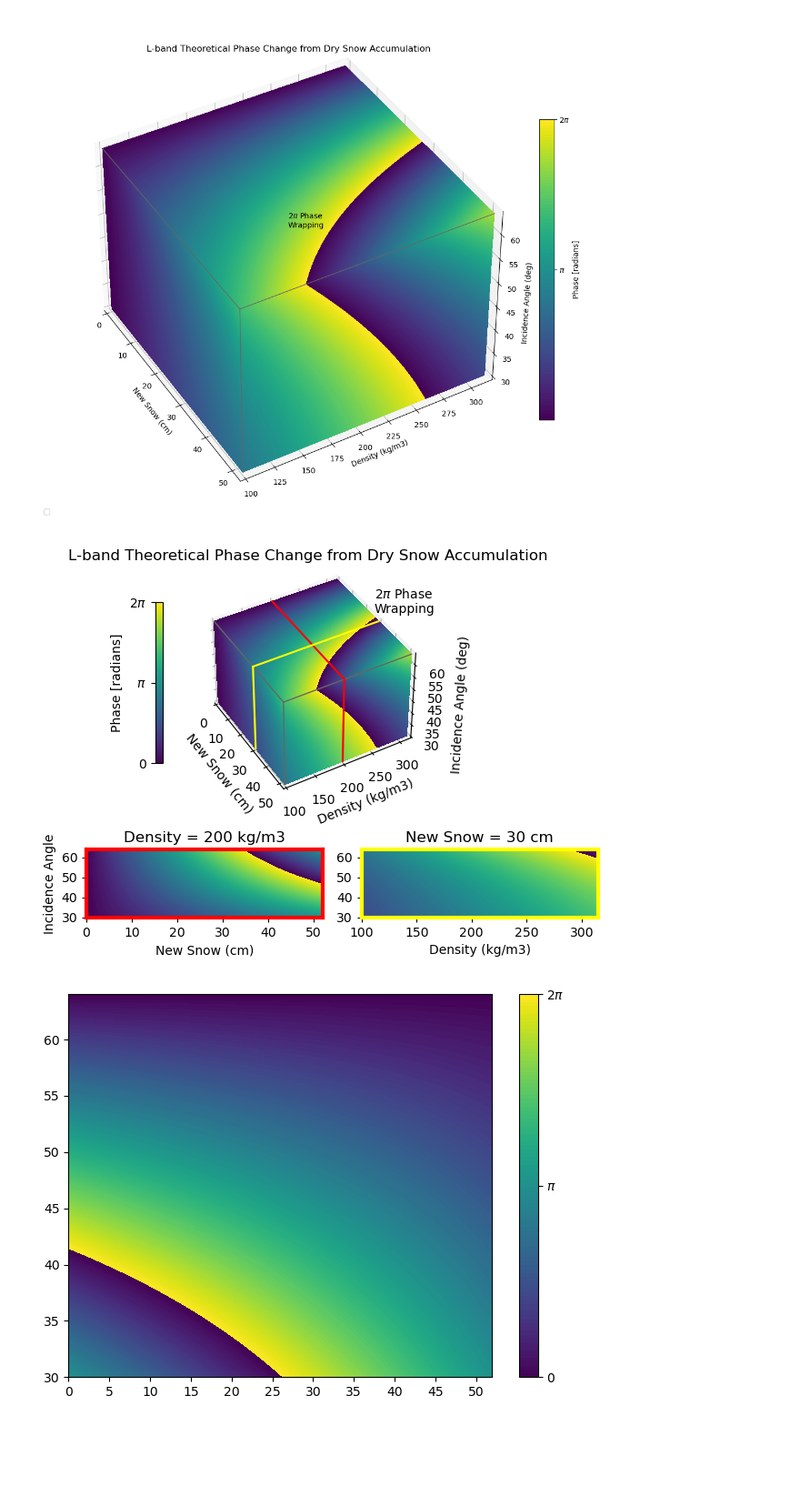
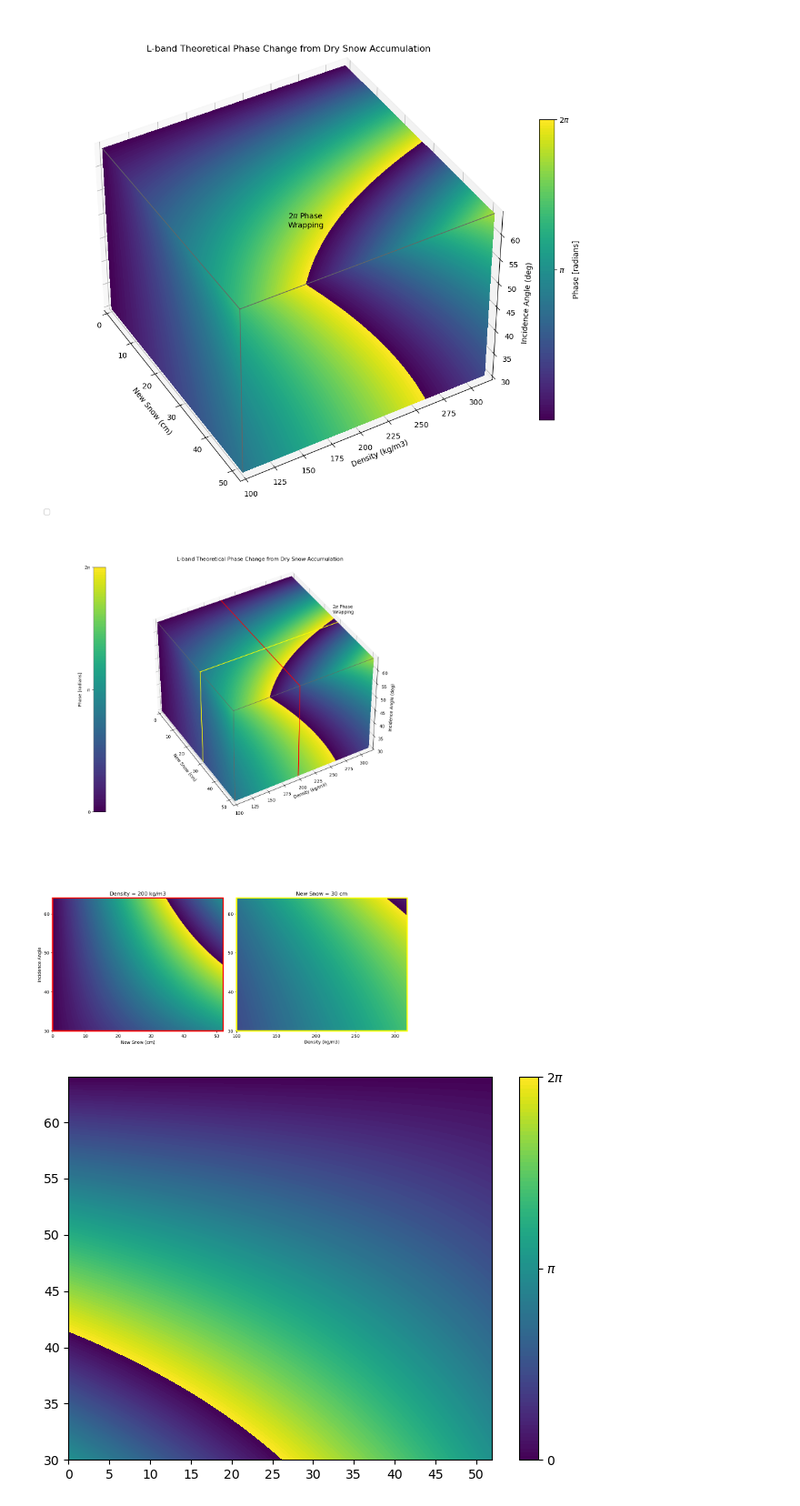
Before and after one commit to ZachHoppinen/uavsar-validation, a Jupyter notebook: src/theoretical/swe_change.ipynb, the cells around one changed output. Shown at 91% size. Drawn from its saved outputs; the diff is of its cells as text; code cells hidden in the pictures; blank space fills up the shorter version.

```diff
--- a/src/theoretical/swe_change.ipynb
+++ b/src/theoretical/swe_change.ipynb
@@ -138,7 +138,7 @@ kw2 = {
 # Create a figure with 3D ax
 import matplotlib.gridspec as gridspec
 import matplotlib.pyplot as plt
-
+fig = plt.figure(figsize=(12,18))
 gs = gridspec.GridSpec(8, 4)
 
 ax = plt.subplot(gs[:-2, :], projection = '3d')
@@ -244,34 +244,34 @@ ax2.contourf(data[:, :, n].T, extent = [X[0, 0, n], X[0, -1, n], Z[0, n, 0], Z[0
 
 ax2.set_xticks(X[0, ::10, n])
 ax2.set_xlabel('New Snow (cm)')
 ax2.set_yticks(Z[0, n, ::10])
 ax2.set_ylabel('Incidence Angle')
 
 ax2.set_title('Density = 200 kg/m3')
 
 # lower right hn = 20 cm
 n = 30
 C = ax3.contourf(data[n, :, :].T, extent = [Y[0, 0, n], Y[-1, 0, n], Z[0, n, 0], Z[0, n, -1]], **kw)
 ax3.contourf(data[n, :, :].T, extent = [Y[0, 0, n], Y[-1, 0, n], Z[0, n, 0], Z[0, n, -1]], **kw2)
 
 ax3.set_xticks(Y[::10, 0,0])
 ax3.set_xlabel('Density (kg/m3)')
 ax3.set_yticks(Z[0, n, ::10])
 # ax3.set_ylabel('Incidence Angle')
 
 ax3.set_title('New Snow = 30 cm')
 
 for side in ['bottom','top','left','right']:
     ax2.spines[side].set_color('red')
     ax2.spines[side].set_linewidth(3)
 
     ax3.spines[side].set_color('yellow')
     ax3.spines[side].set_linewidth(3)
 
 plt.tight_layout()
 plt.savefig('/bsuhome/zacharykeskinen/uavsar-validation/figures/theoretical/l-band-phase-sd-3panel.png')
 # %% [output]
-[figure, old version]
+[figure, new version]
 # %%
 kw = {
     'vmin': 0,
```
Also changed, not shown: 1 other file.
